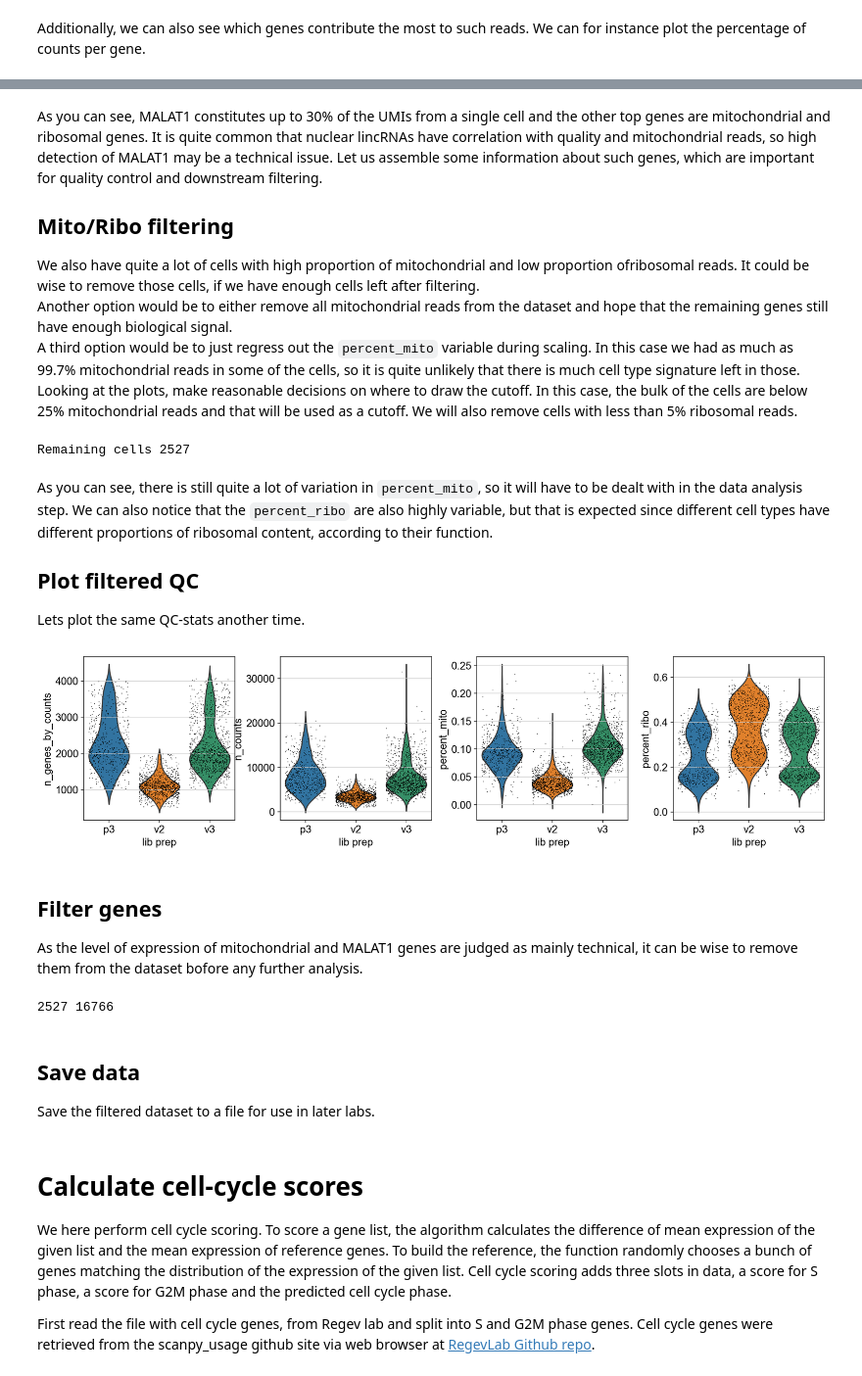
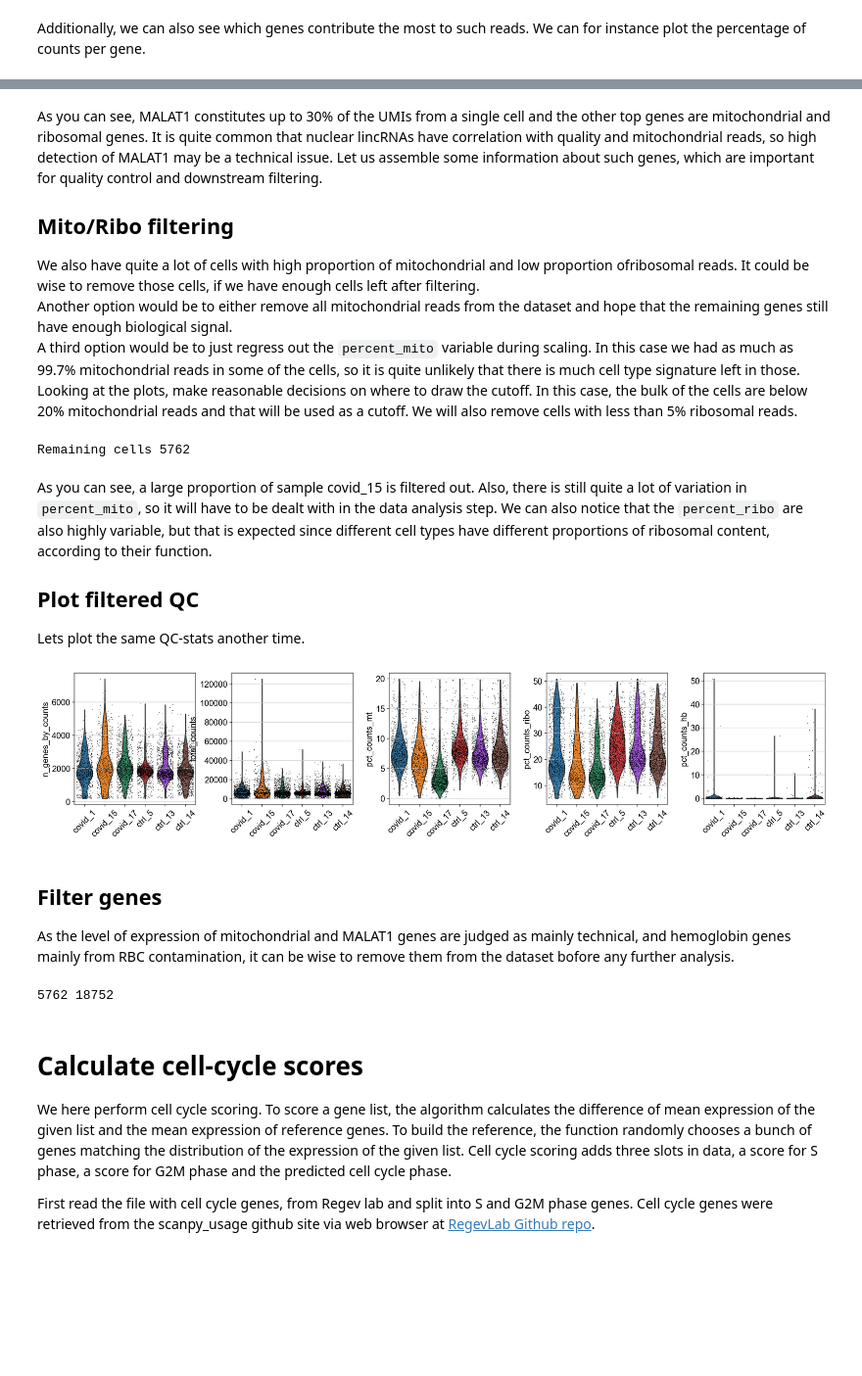
Before and after one commit to NBISweden/workshop-scRNAseq, a Jupyter notebook: labs/compiled/scanpy/scanpy_01_qc.ipynb, the cells around one changed output, grey strips where cells are left out. Shown at 98% size. Drawn from its saved outputs; the diff is of its cells as text; code cells hidden in the pictures; blank space fills up the shorter version.

```diff
--- a/labs/compiled/scanpy/scanpy_01_qc.ipynb
+++ b/labs/compiled/scanpy/scanpy_01_qc.ipynb
@@ -110,9 +128,7 @@ AnnData object with n_obs × n_vars = 2931 × 33538
 mito_genes = adata.var_names.str.startswith('MT-')
 # for each cell compute fraction of counts in mito genes vs. all genes
 # the `.A1` is only necessary as X is sparse (to transform to a dense array after summing)
-adata.obs['percent_mito'] = np.sum(
+adata.obs['percent_mt2'] = np.sum(
     adata[:, mito_genes].X, axis=1).A1 / np.sum(adata.X, axis=1).A1
 # add the total counts per cell as observations-annotation to adata
 adata.obs['n_counts'] = adata.X.sum(axis=1).A1
-
-print(sum(mito_genes))
@@ -123,7 +134,0 @@ In the same manner we will calculate the proportion gene expression that comes f
-# %%
-# Also calculate percent malat1
-ribo_genes = adata.var_names.str.startswith(("RPS","RPL"))
-print(sum(ribo_genes))
-
-adata.obs['percent_ribo'] = np.sum(
-    adata[:, ribo_genes].X, axis=1).A1 / np.sum(adata.X, axis=1).A1
@@ -178,16 +178,16 @@ filtered out 16758 genes that are detectedin less than 3 cells
  Extremely high number of detected genes could indicate doublets. However, depending on the cell type composition in your sample, you may have cells with higher number of genes (and also higher counts) from one cell type. <br>In these datasets, there is also a clear difference between the v2 vs v3 10x chemistry with regards to gene detection, so it may not be fair to apply the same cutoffs to all of them. Also, in the protein assay data there is a lot of cells with few detected genes giving a bimodal distribution. This type of distribution is not seen in the other 2 datasets. Considering that they are all PBMC datasets it makes sense to regard this distribution as low quality libraries. Filter the cells with high gene detection (putative doublets) with cutoffs 4100 for v3 chemistry and 2000 for v2. <br>Here, we will filter the cells with low gene detection (low quality libraries) with less than 1000 genes for v2 and < 500 for v2.
 # %%
 # filter for gene detection for v2
-keep_v2 = (adata.obs['n_genes_by_counts'] < 2000) & (adata.obs['n_genes_by_counts'] > 500) & (adata.obs['lib_prep'] == 'v2')
-print(sum(keep_v2))
+#keep_v2 = (adata.obs['n_genes_by_counts'] < 2000) & (adata.obs['n_genes_by_counts'] > 500) & (adata.obs['lib_prep'] == 'v2')
+#print(sum(keep_v2))
 
 # filter for gene detection for v3
-keep_v3 = (adata.obs['n_genes_by_counts'] < 4100) & (adata.obs['n_genes_by_counts'] > 1000) & (adata.obs['lib_prep'] != 'v2')
-print(sum(keep_v3))
+#keep_v3 = (adata.obs['n_genes_by_counts'] < 4100) & (adata.obs['n_genes_by_counts'] > 1000) & (adata.obs['lib_prep'] != 'v2')
+#print(sum(keep_v3))
 
 # keep both sets of cells
-keep = (keep_v2) | (keep_v3)
-print(sum(keep))
-adata = adata[keep, :]
+#keep = (keep_v2) | (keep_v3)
+#print(sum(keep))
+#adata = adata[keep, :]
 
-print("Remaining cells %d"%adata.n_obs)
+#print("Remaining cells %d"%adata.n_obs)
@@ -209,47 +204,47 @@ As you can see, MALAT1 constitutes up to 30% of the UMIs from a single cell and
 
 ## Mito/Ribo filtering
 
-We also have quite a lot of cells with high proportion of mitochondrial and low proportion ofribosomal reads. It could be wise to remove those cells, if we have enough cells left after filtering. <br>Another option would be to either remove all mitochondrial reads from the dataset and hope that the remaining genes still have enough biological signal. <br>A third option would be to just regress out the `percent_mito` variable during scaling. In this case we had as much as 99.7% mitochondrial reads in some of the cells, so it is quite unlikely that there is much cell type signature left in those. <br>Looking at the plots, make reasonable decisions on where to draw the cutoff. In this case, the bulk of the cells are below 25% mitochondrial reads and that will be used as a cutoff. We will also remove cells with less than 5% ribosomal reads.
+We also have quite a lot of cells with high proportion of mitochondrial and low proportion ofribosomal reads. It could be wise to remove those cells, if we have enough cells left after filtering. <br>Another option would be to either remove all mitochondrial reads from the dataset and hope that the remaining genes still have enough biological signal. <br>A third option would be to just regress out the `percent_mito` variable during scaling. In this case we had as much as 99.7% mitochondrial reads in some of the cells, so it is quite unlikely that there is much cell type signature left in those. <br>Looking at the plots, make reasonable decisions on where to draw the cutoff. In this case, the bulk of the cells are below 20% mitochondrial reads and that will be used as a cutoff. We will also remove cells with less than 5% ribosomal reads.
 # %%
 # filter for percent mito
-adata = adata[adata.obs['percent_mito'] < 0.25, :]
+
+
+adata = adata[adata.obs['pct_counts_mt'] < 20, :]
 
 # filter for percent ribo > 0.05
-adata = adata[adata.obs['percent_ribo'] > 0.05, :]
+adata = adata[adata.obs['pct_counts_ribo'] > 5, :]
 
 print("Remaining cells %d"%adata.n_obs)
 # %% [output]
-Remaining cells 2527
+Remaining cells 5762
 # %% [markdown]
-As you can see, there is still quite a lot of variation in `percent_mito`, so it will have to be dealt with in the data analysis step. We can also notice that the `percent_ribo` are also highly variable, but that is expected since different cell types have different proportions of ribosomal content, according to their function.
+ As you can see, a large proportion of sample covid_15 is filtered out. Also, there is still quite a lot of variation in `percent_mito`, so it will have to be dealt with in the data analysis step. We can also notice that the `percent_ribo` are also highly variable, but that is expected since different cell types have different proportions of ribosomal content, according to their function.
 
 ## Plot filtered QC
 
 Lets plot the same QC-stats another time.
 # %%
-sc.pl.violin(adata, ['n_genes_by_counts', 'n_counts', 'percent_mito','percent_ribo'],
-             jitter=0.4, groupby = 'lib_prep')
+sc.pl.violin(adata, ['n_genes_by_counts', 'total_counts', 'pct_counts_mt','pct_counts_ribo', 'pct_counts_hb'],
+             jitter=0.4, groupby = 'sample', rotation = 45)
 # %% [output]
-[figure, old version]
+[figure, new version]
 # %% [markdown]
 ## Filter genes
 
- As the level of expression of mitochondrial and MALAT1 genes are judged as mainly technical, it can be wise to remove them from the dataset bofore any further analysis.
+As the level of expression of mitochondrial and MALAT1 genes are judged as mainly technical, and hemoglobin genes mainly from RBC contamination, it can be wise to remove them from the dataset bofore any further analysis.
 # %%
 malat1 = adata.var_names.str.startswith('MALAT1')
 # we need to redefine the mito_genes since they were first
 # calculated on the full object before removing low expressed genes.
 mito_genes = adata.var_names.str.startswith('MT-')
+hb_genes = adata.var_names.str.contains('^HB[^(P)]')
 
 remove = np.add(mito_genes, malat1)
+remove = np.add(remove, hb_genes)
 keep = np.invert(remove)
 
 adata = adata[:,keep]
 
 print(adata.n_obs, adata.n_vars)
 # %% [output]
-2527 16766
+5762 18752
-# %% [markdown]
-## Save data
-
-Save the filtered dataset to a file for use in later labs.
```
Also changed, not shown: parts of 46 cells of this notebook, 8 other files.
